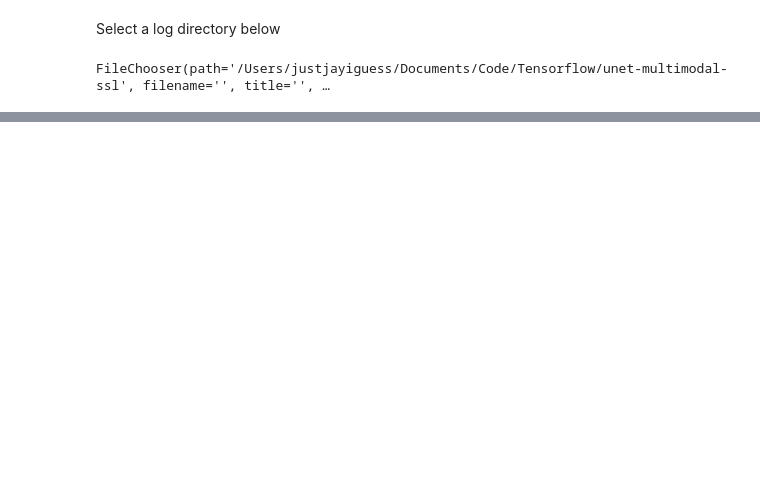
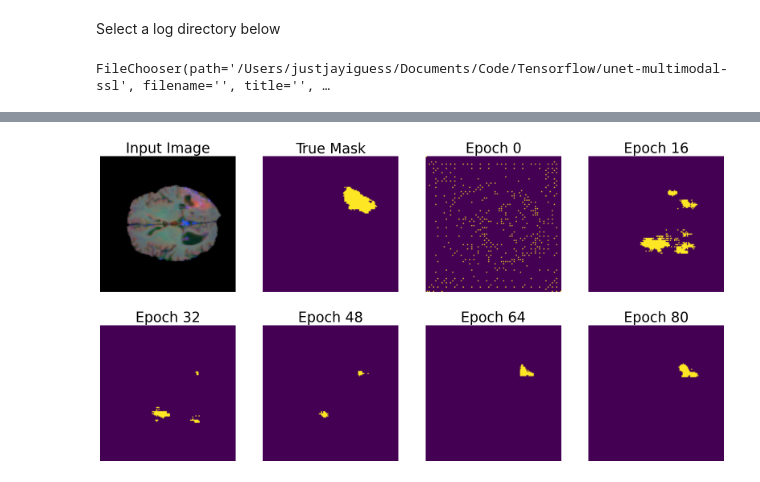
Before and after one commit to JustJayIGuess/unet-multimodal-ssl, a Jupyter notebook: checkpoint-viewer.ipynb, the cells around one changed output, grey strips where cells are left out. Cells and saved outputs as stored; diff of their text form; code cells hidden in the pictures; blank space fills up the shorter version.

```diff
--- a/checkpoint-viewer.ipynb
+++ b/checkpoint-viewer.ipynb
@@ -261,0 +322,6 @@ Dropdown(description='Checkpoint:', options=('/Users/justjayiguess/Documents/Cod
+# %%
+display(imgs[0] + imgs[1][2:3] + imgs[2][2:3] + imgs[3][2:3] + imgs[4][2:3] + imgs[5][2:3],
+        title=['Input Image', 'True Mask', 'Epoch 0', 'Epoch 16', 'Epoch 32', 'Epoch 48', 'Epoch 64', 'Epoch 80'],
+        rows=2, cols=4, fontsize=25)
+# %% [output]
+[figure, added]
```
Also changed, not shown: parts of 10 cells of this notebook, 6 other files.
